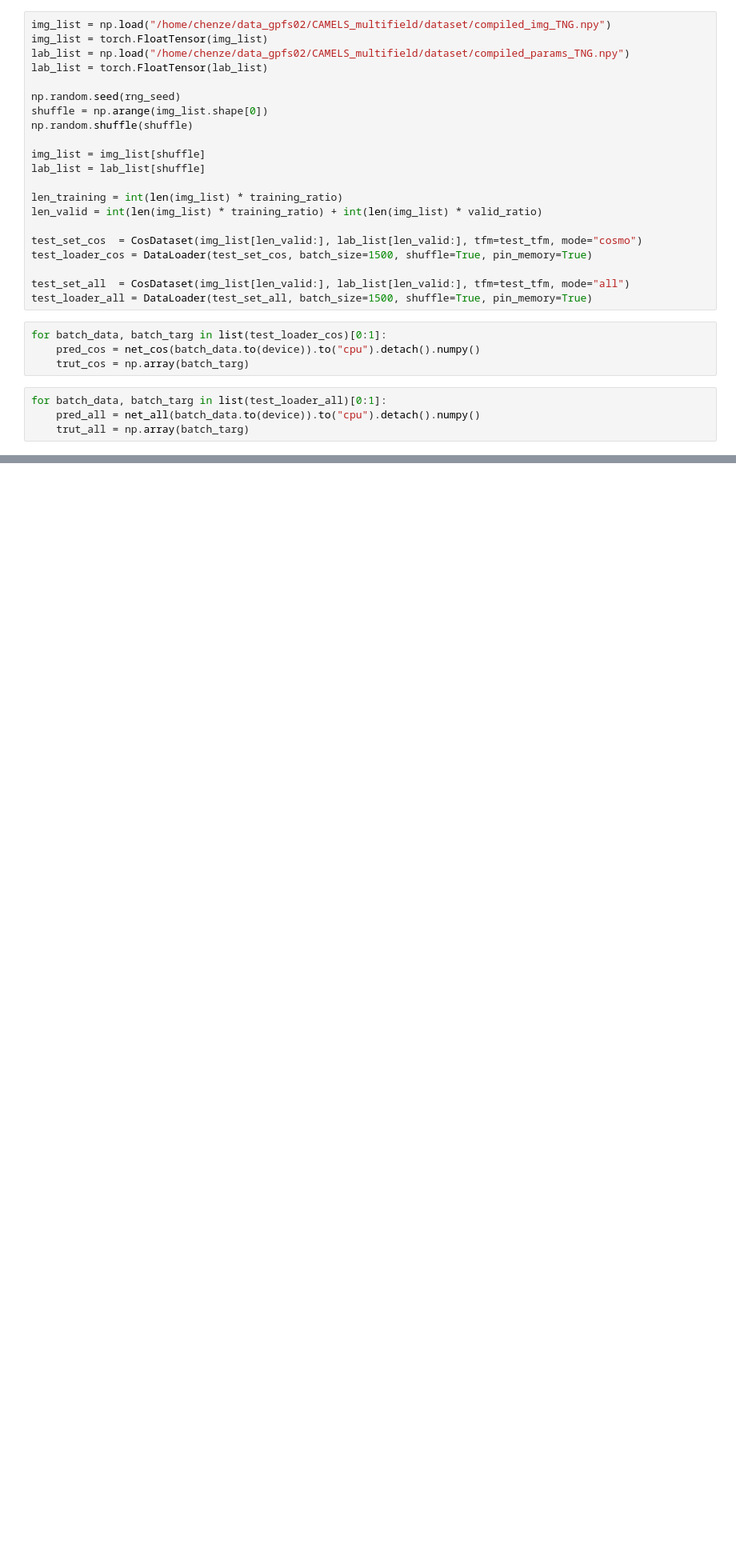
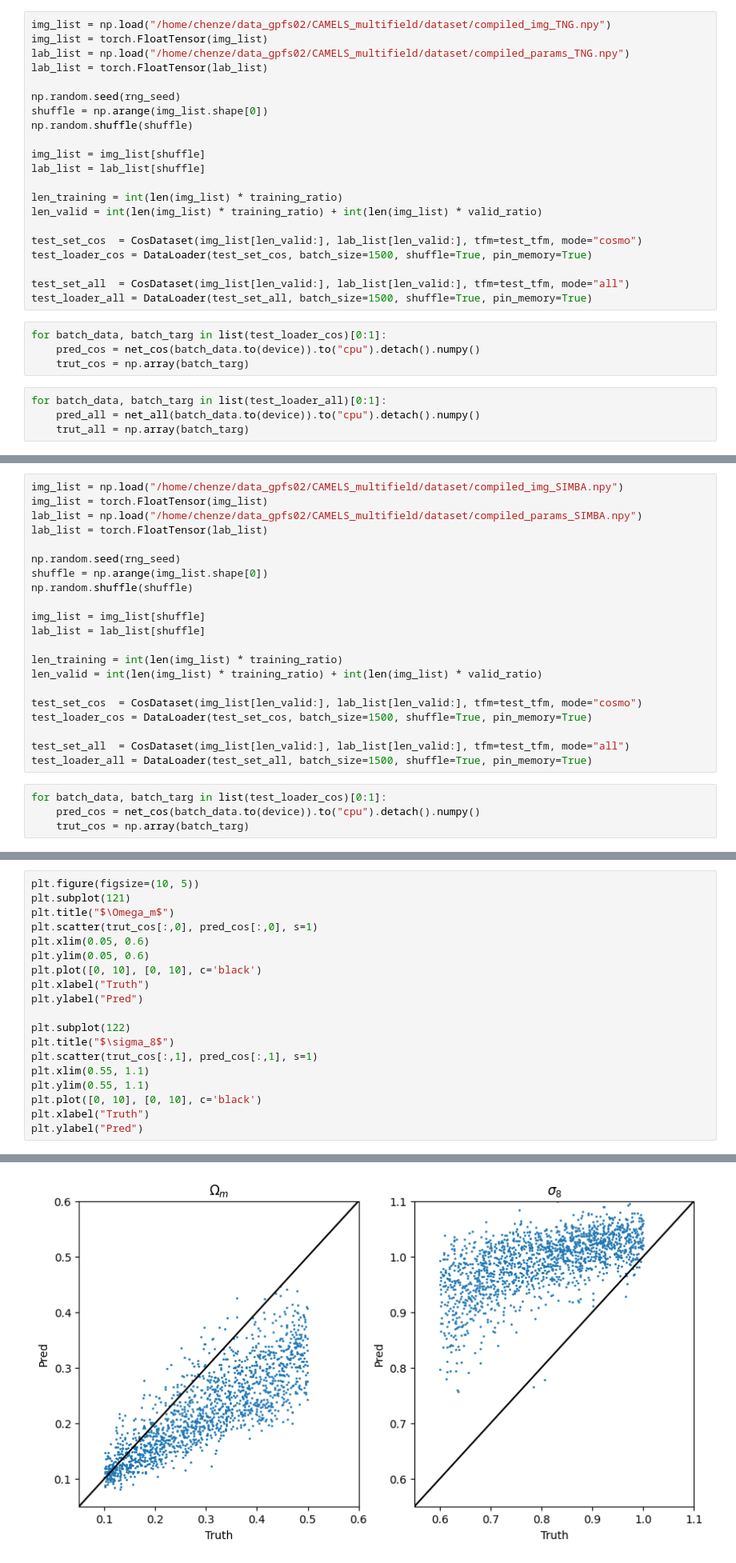
Before and after one commit to pointeee/A3N_CAMELSMultifield, a Jupyter notebook: network.ipynb, the cells around one changed output, grey strips where cells are left out. Shown at 80% size. Cells and saved outputs as stored; diff of their text form; blank space fills up the shorter version.

Commit message:
train on TNG test on SIMBA

```diff
--- a/network.ipynb
+++ b/network.ipynb
@@ -126,0 +179,25 @@ trut_all[:,5]
+# %%
+img_list = np.load("/home/chenze/data_gpfs02/CAMELS_multifield/dataset/compiled_img_SIMBA.npy")
+img_list = torch.FloatTensor(img_list)
+lab_list = np.load("/home/chenze/data_gpfs02/CAMELS_multifield/dataset/compiled_params_SIMBA.npy")
+lab_list = torch.FloatTensor(lab_list)
+
+np.random.seed(rng_seed)
+shuffle = np.arange(img_list.shape[0])
+np.random.shuffle(shuffle)
+
+img_list = img_list[shuffle]
+lab_list = lab_list[shuffle]
+
+len_training = int(len(img_list) * training_ratio)
+len_valid = int(len(img_list) * training_ratio) + int(len(img_list) * valid_ratio)
+
+test_set_cos  = CosDataset(img_list[len_valid:], lab_list[len_valid:], tfm=test_tfm, mode="cosmo")
+test_loader_cos = DataLoader(test_set_cos, batch_size=1500, shuffle=True, pin_memory=True)
+
+test_set_all  = CosDataset(img_list[len_valid:], lab_list[len_valid:], tfm=test_tfm, mode="all")
+test_loader_all = DataLoader(test_set_all, batch_size=1500, shuffle=True, pin_memory=True)
+# %%
+for batch_data, batch_targ in list(test_loader_cos)[0:1]:
+    pred_cos = net_cos(batch_data.to(device)).to("cpu").detach().numpy()
+    trut_cos = np.array(batch_targ)
@@ -126,0 +208,20 @@ trut_all[:,5]
+# %%
+plt.figure(figsize=(10, 5))
+plt.subplot(121)
+plt.title("$\Omega_m$")
+plt.scatter(trut_cos[:,0], pred_cos[:,0], s=1)
+plt.xlim(0.05, 0.6)
+plt.ylim(0.05, 0.6)
+plt.plot([0, 10], [0, 10], c='black')
+plt.xlabel("Truth")
+plt.ylabel("Pred")
+
+plt.subplot(122)
+plt.title("$\sigma_8$")
+plt.scatter(trut_cos[:,1], pred_cos[:,1], s=1)
+plt.xlim(0.55, 1.1)
+plt.ylim(0.55, 1.1)
+plt.plot([0, 10], [0, 10], c='black')
+plt.xlabel("Truth")
+plt.ylabel("Pred")
+# %% [output]
@@ -126,0 +229 @@ trut_all[:,5]
+[figure, added]
```
Also changed, not shown: parts of 9 cells of this notebook, 2 other files.
